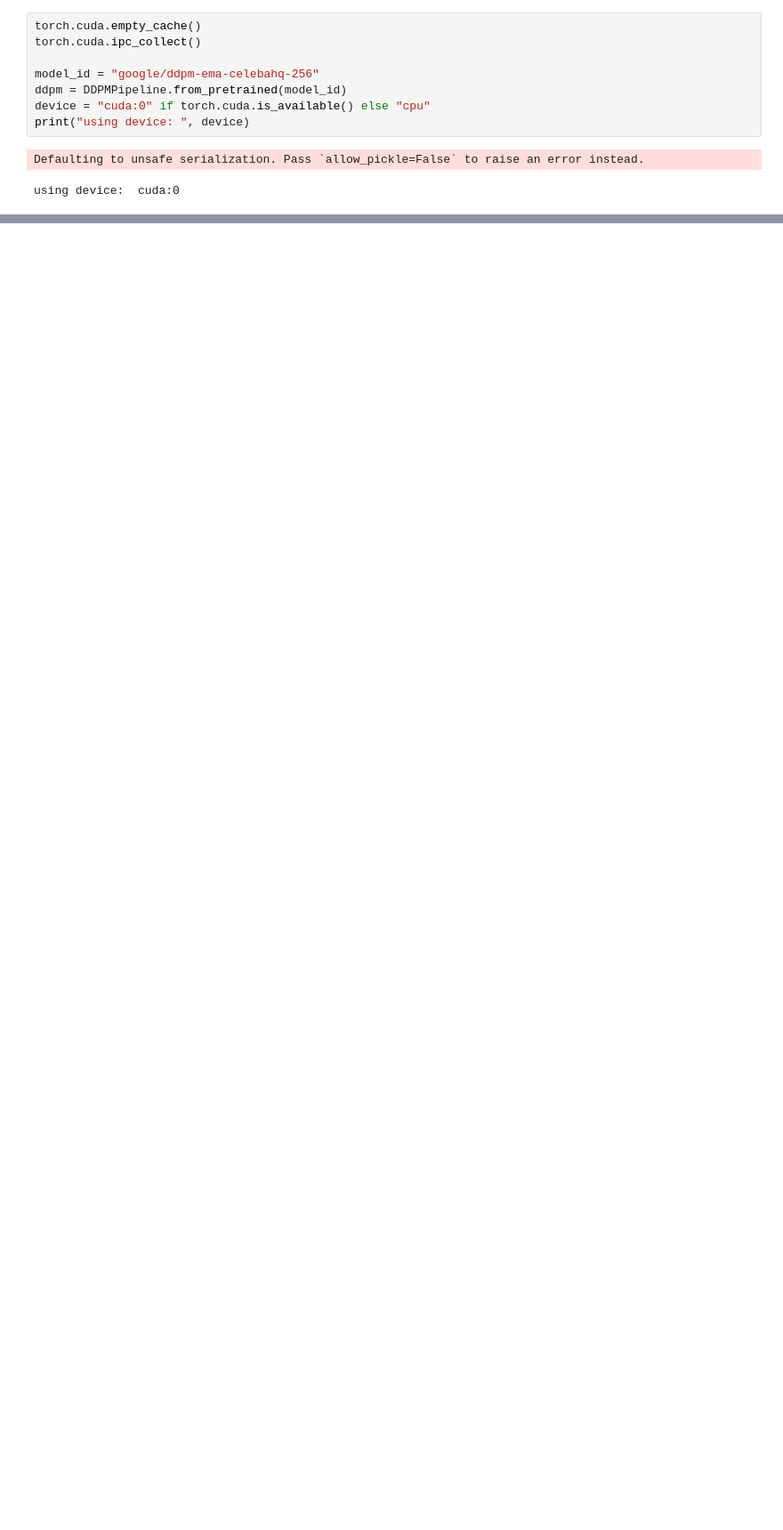
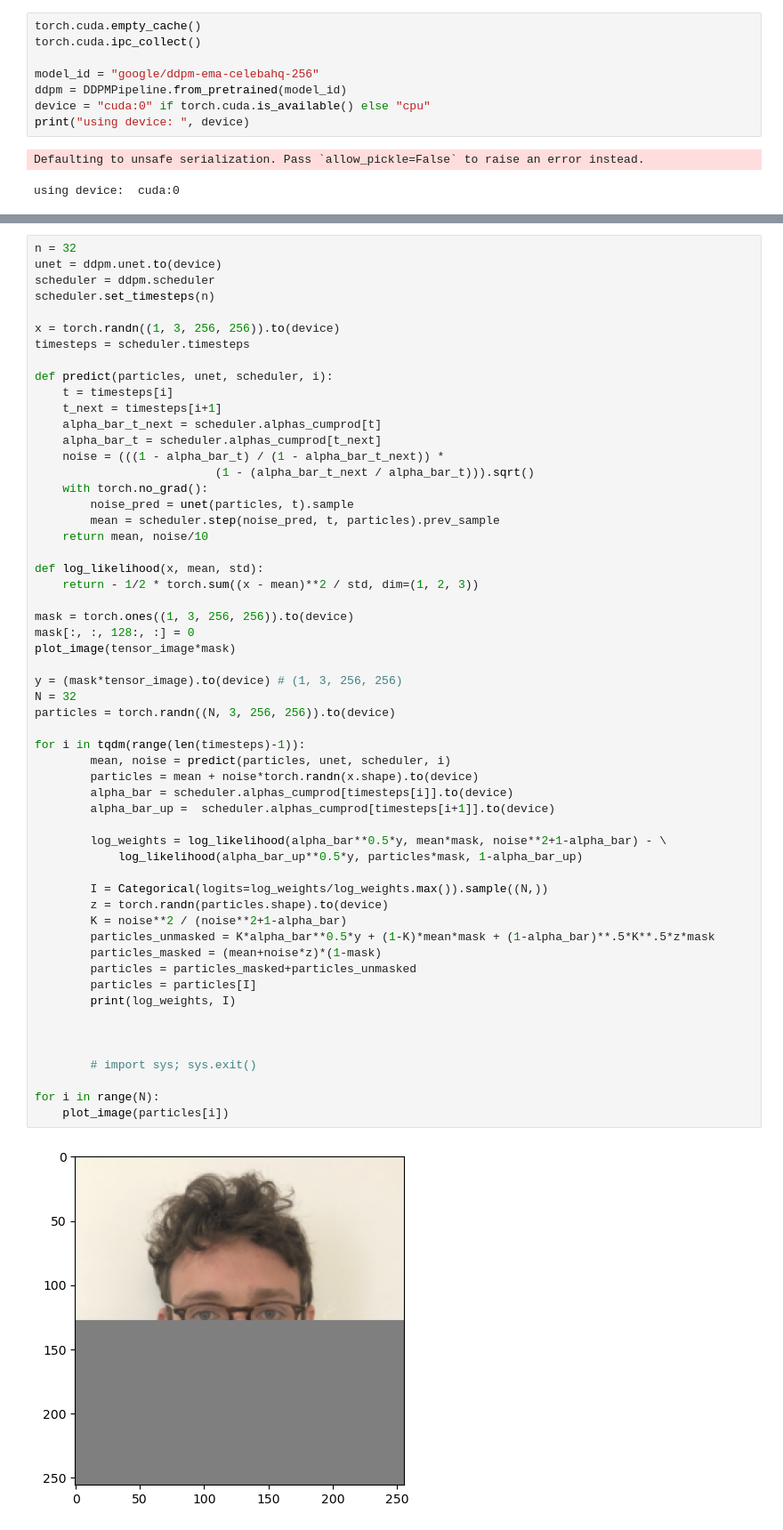
Before and after one commit to gaetannarozniak/monte-carlo-guided-diffusion, a Jupyter notebook: celeba.ipynb, the cells around one changed output, grey strips where cells are left out. Shown at 89% size. Saved outputs shown, nothing was run; the diff lists cells and outputs as text; blank space fills up the shorter version.

```diff
--- a/celeba.ipynb
+++ b/celeba.ipynb
@@ -61,0 +43,58 @@ plot_image(x)
+# %%
+n = 32
+unet = ddpm.unet.to(device)
+scheduler = ddpm.scheduler
+scheduler.set_timesteps(n)
+
+x = torch.randn((1, 3, 256, 256)).to(device)
+timesteps = scheduler.timesteps
+
+def predict(particles, unet, scheduler, i):
+    t = timesteps[i]
+    t_next = timesteps[i+1]
+    alpha_bar_t_next = scheduler.alphas_cumprod[t]
+    alpha_bar_t = scheduler.alphas_cumprod[t_next]
+    noise = (((1 - alpha_bar_t) / (1 - alpha_bar_t_next)) *
+                          (1 - (alpha_bar_t_next / alpha_bar_t))).sqrt()
+    with torch.no_grad():
+        noise_pred = unet(particles, t).sample
+        mean = scheduler.step(noise_pred, t, particles).prev_sample
+    return mean, noise/10
+
+def log_likelihood(x, mean, std):
+    return - 1/2 * torch.sum((x - mean)**2 / std, dim=(1, 2, 3))
+
+mask = torch.ones((1, 3, 256, 256)).to(device)
+mask[:, :, 128:, :] = 0
+plot_image(tensor_image*mask)
+
+y = (mask*tensor_image).to(device) # (1, 3, 256, 256)
+N = 32
+particles = torch.randn((N, 3, 256, 256)).to(device)
+
+for i in tqdm(range(len(timesteps)-1)):
+        mean, noise = predict(particles, unet, scheduler, i)
+        particles = mean + noise*torch.randn(x.shape).to(device)
+        alpha_bar = scheduler.alphas_cumprod[timesteps[i]].to(device)
+        alpha_bar_up =  scheduler.alphas_cumprod[timesteps[i+1]].to(device)
+
+        log_weights = log_likelihood(alpha_bar**0.5*y, mean*mask, noise**2+1-alpha_bar) - \
+            log_likelihood(alpha_bar_up**0.5*y, particles*mask, 1-alpha_bar_up)
+
+        I = Categorical(logits=log_weights/log_weights.max()).sample((N,))
+        z = torch.randn(particles.shape).to(device)
+        K = noise**2 / (noise**2+1-alpha_bar)
+        particles_unmasked = K*alpha_bar**0.5*y + (1-K)*mean*mask + (1-alpha_bar)**.5*K**.5*z*mask
+        particles_masked = (mean+noise*z)*(1-mask)
+        particles = particles_masked+particles_unmasked
+        particles = particles[I]
+        print(log_weights, I)
+
+
+
+        # import sys; sys.exit()
+
+for i in range(N):
+    plot_image(particles[i])
+# %% [output]
+[figure, added]
```
Also changed, not shown: parts of 3 cells of this notebook, 1 other file.
